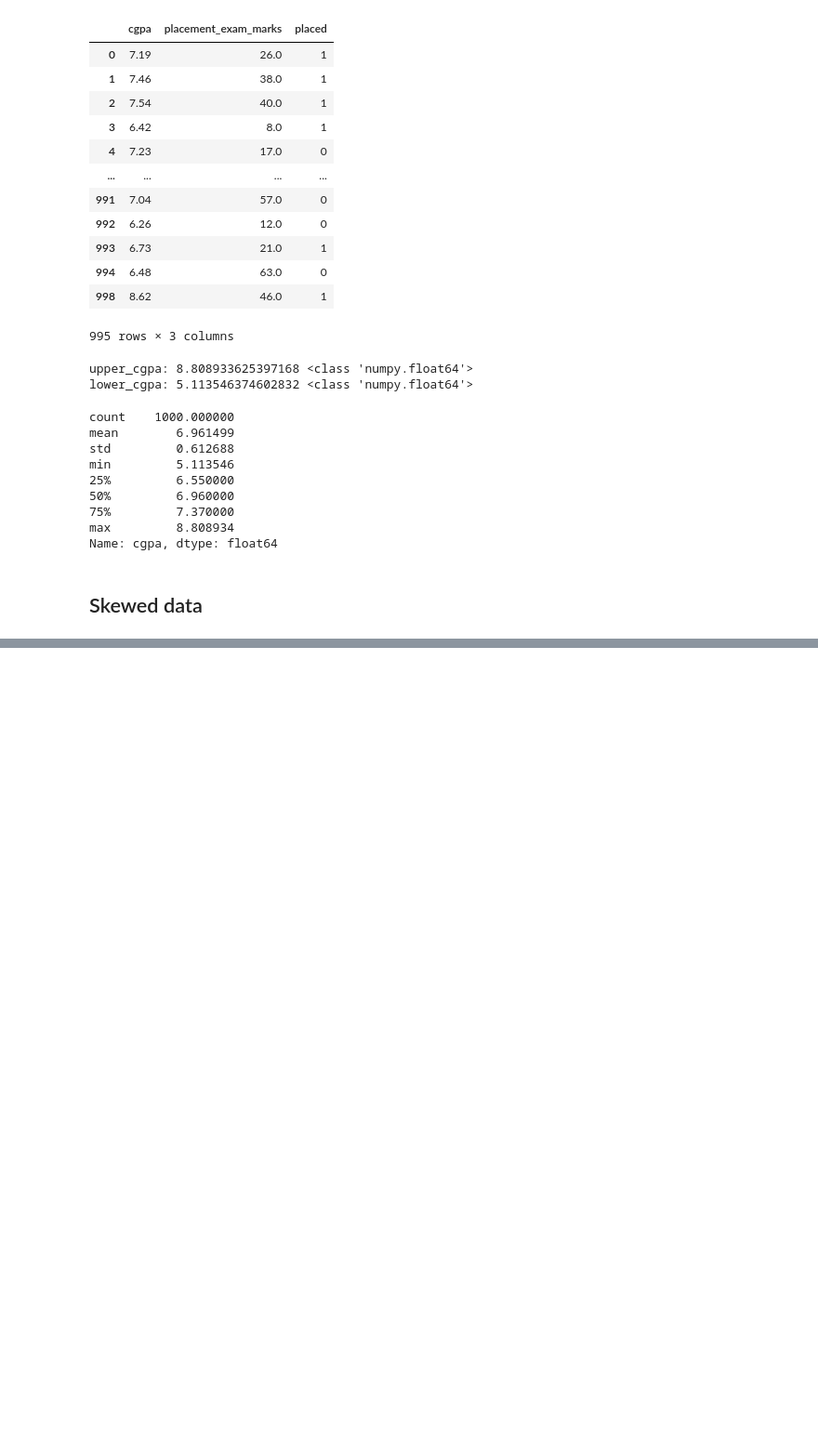
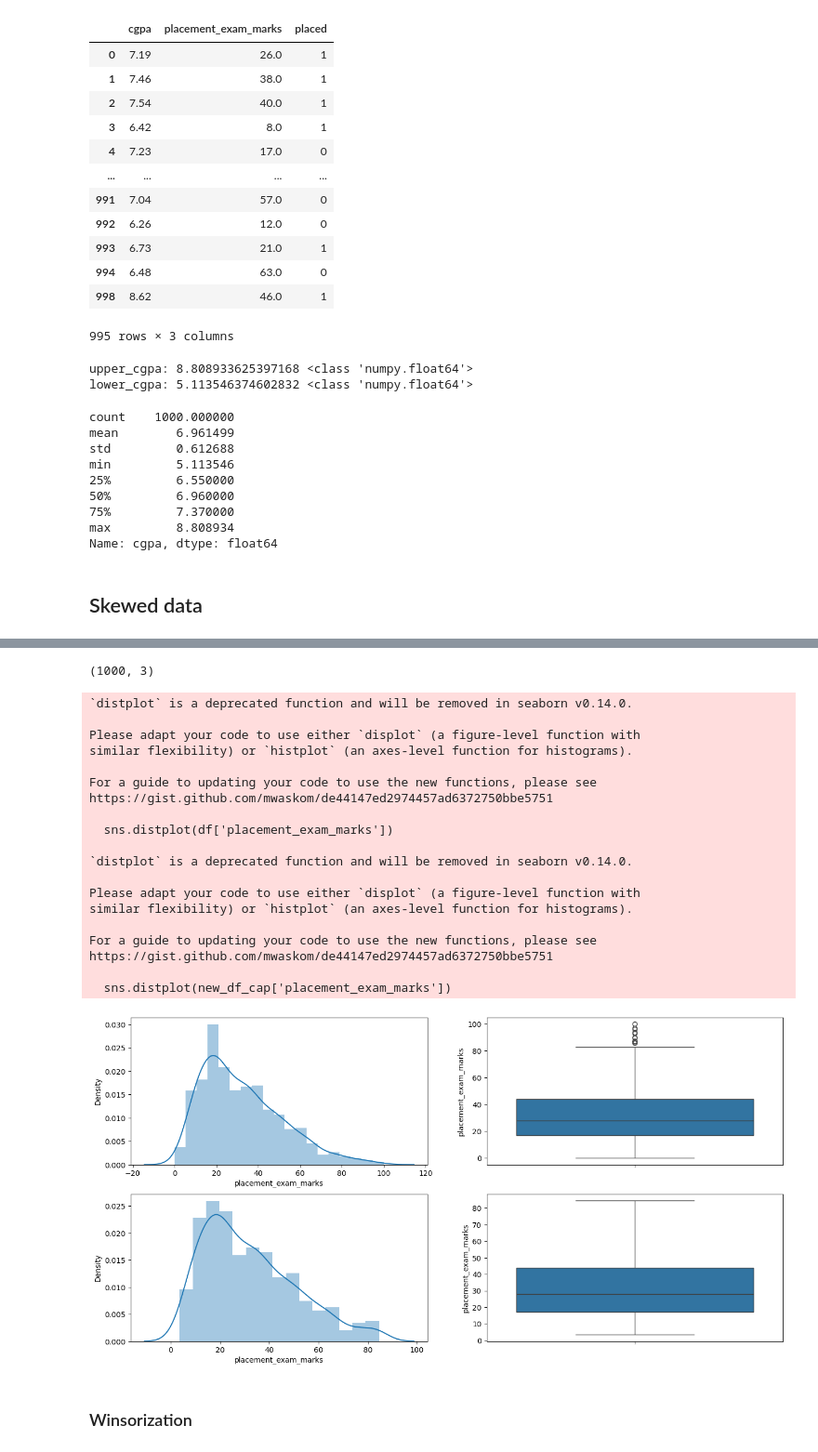
Before and after one commit to Ambily313/Feature-Engineering-Techniques-And-Experiments, a Jupyter notebook: Outlier Dtection & Handling/Outlier_handling.ipynb, the cells around one changed output, grey strips where cells are left out. Shown: that part at 93% size. Cells and saved outputs as stored; diff of their text form; code cells hidden in the pictures; blank space fills up the shorter version.

```diff
--- a/Outlier Dtection & Handling/Outlier_handling.ipynb
+++ b/Outlier Dtection & Handling/Outlier_handling.ipynb
@@ -304,0 +322,7 @@ Name: cgpa, dtype: float64
+# %%
+# IQR
+
+Q1=df['placement_exam_marks'].quantile(.25)
+Q3=df['placement_exam_marks'].quantile(.75)
+
+print(Q1,'\n',Q3)
@@ -304,0 +332,3 @@ Name: cgpa, dtype: float64
+# %%
+IQR=Q3-Q1
+IQR
@@ -304,0 +337,3 @@ Name: cgpa, dtype: float64
+# %%
+upper_limit=Q3 + 1.5 * IQR
+lower_limit=Q3 - 1.5 * IQR
@@ -304,0 +359,59 @@ Name: cgpa, dtype: float64
+# %%
+# capping
+
+new_df_cap = df.copy()
+
+new_df_cap['placement_exam_marks'] = np.where(
+    new_df_cap['placement_exam_marks'] > upper_limit,
+    upper_limit,
+    np.where(
+        new_df_cap['placement_exam_marks'] < lower_limit,
+        lower_limit,
+        new_df_cap['placement_exam_marks']
+    )
+)
+# %%
+
+new_df_cap.shape
+# %% [output]
+(1000, 3)
+# %%
+# Comparing
+
+plt.figure(figsize=(16,8))
+plt.subplot(2,2,1)
+sns.distplot(df['placement_exam_marks'])
+
+plt.subplot(2,2,2)
+sns.boxplot(df['placement_exam_marks'])
+
+plt.subplot(2,2,3)
+sns.distplot(new_df_cap['placement_exam_marks'])
+
+plt.subplot(2,2,4)
+sns.boxplot(new_df_cap['placement_exam_marks'])
+
+plt.show()
+# %% [output]
+`distplot` is a deprecated function and will be removed in seaborn v0.14.0.
+
+Please adapt your code to use either `displot` (a figure-level function with
+similar flexibility) or `histplot` (an axes-level function for histograms).
+
+For a guide to updating your code to use the new functions, please see
+https://gist.github.com/mwaskom/de44147ed2974457ad6372750bbe5751
+
+  sns.distplot(df['placement_exam_marks'])
+
+`distplot` is a deprecated function and will be removed in seaborn v0.14.0.
+
+Please adapt your code to use either `displot` (a figure-level function with
+similar flexibility) or `histplot` (an axes-level function for histograms).
+
+For a guide to updating your code to use the new functions, please see
+https://gist.github.com/mwaskom/de44147ed2974457ad6372750bbe5751
+
+  sns.distplot(new_df_cap['placement_exam_marks'])
+[figure, added]
+# %% [markdown]
+### Winsorization
```
Also changed, not shown: parts of 9 cells of this notebook.
